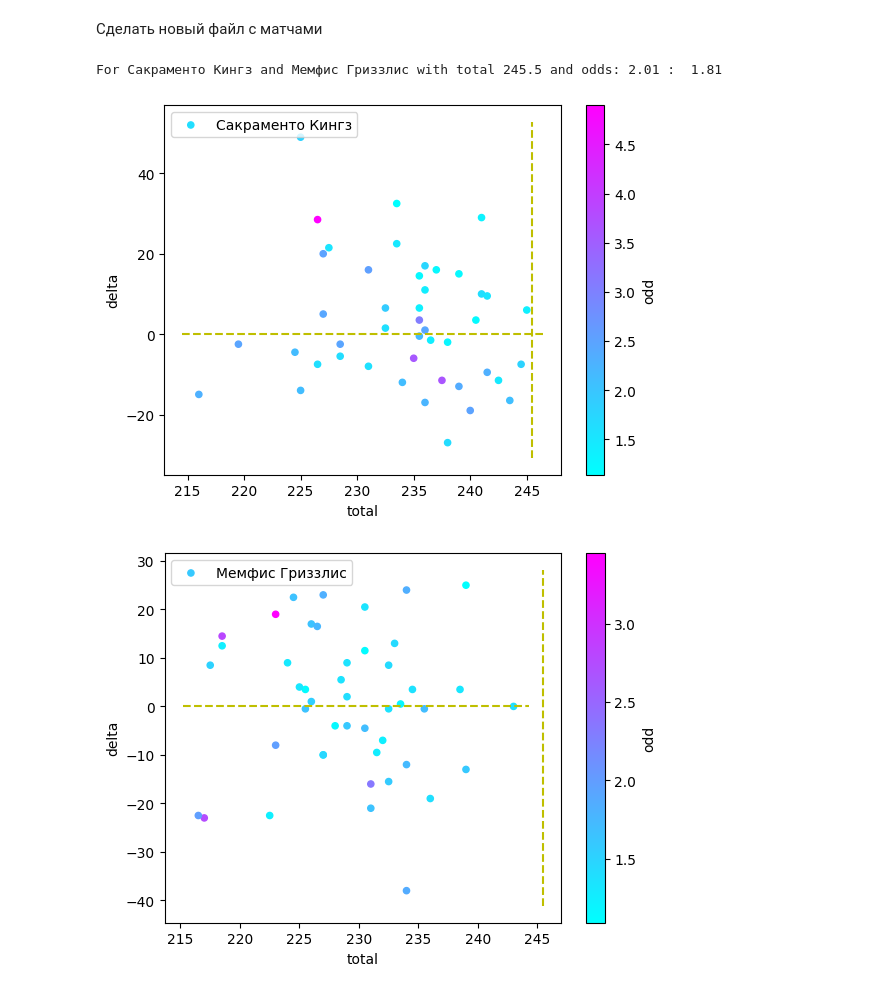
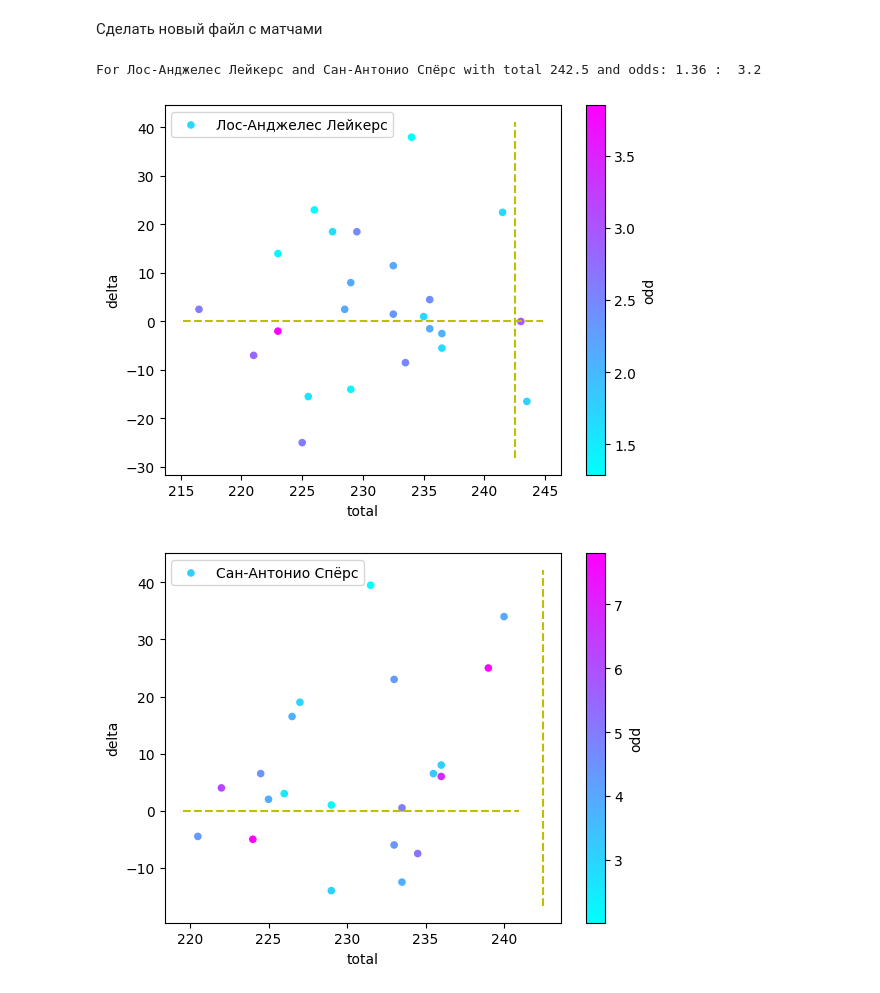
Before and after one commit to glahiator/basket_total, a Jupyter notebook: analyze.ipynb, the cells around one changed output. Cells and saved outputs as stored; diff of their text form; code cells hidden in the pictures.

```diff
--- a/analyze.ipynb
+++ b/analyze.ipynb
@@ -151,6 +151,16 @@ def get_team( team_name ) :
     away =  total[total["away"] == team_name][["odd_a", "total", "delta" ]]
     away = away.rename(columns={"odd_a": "odd", "match_score" : "match"})
     team = pd.concat([home,away]).reset_index(drop=True)
+    return team
+
+def get_team_place( team_name, place ) :
+    odd_name = "odd_h" if place == "home" else "odd_a"
+    home = total[total[place] == team_name][[odd_name, "total", "delta" ]]
+    home = home.rename(columns={odd_name: "odd", "match_score" : "match"})
+
+    # away =  total[total["away"] == team_name][["odd_a", "total", "delta" ]]
+    # away = away.rename(columns={"odd_a": "odd", "match_score" : "match"})
+    team = home.reset_index(drop=True)
     return team
 
 def get_fav( val ):
@@ -184,21 +194,44 @@ def complete_match(home, away, total):
     ax.plot([x_min,x_max],[0, 0], 'y', ls='--')
     ax1.plot([float(total), float(total), float(total)], [y_min1, 0, y_max1], 'y', ls='--')
     ax1.plot([x_min1,x_max1],[0, 0], 'y', ls='--')
+
+def complete_match_place(home, away, total):
+    team = get_team_place(home, "home")
+    team["fav"] = team["odd"].apply( lambda x : get_fav(x) )
+    team['id'] = "home"
+    team2 = get_team_place(away, "away")
+    team2["fav"] = team2["odd"].apply( lambda x : get_fav(x) )
+    team2['id'] = "away"
+    # data=pd.concat([team, team2])
+
+    ax = team.plot.scatter(x="total", y="delta", label=home,  c='odd', colormap='cool')
+    ax1 = team2.plot.scatter(x="total", y="delta", label=away, c='odd', colormap='cool')
+
+    x_min, x_max = ax.get_xlim()
+    y_min, y_max = ax.get_ylim()
+    x_min1, x_max1 = ax1.get_xlim()
+    y_min1, y_max1 = ax1.get_ylim()
+
+    ax.plot([float(total), float(total), float(total)], [y_min, 0, y_max], 'y', ls='--')
+    ax.plot([x_min,x_max],[0, 0], 'y', ls='--')
+    ax1.plot([float(total), float(total), float(total)], [y_min1, 0, y_max1], 'y', ls='--')
+    ax1.plot([x_min1,x_max1],[0, 0], 'y', ls='--')
 # %%
 import datetime, json
 import pandas as pd
 
 today = pd.read_json("storage/today.json" )
 del today["id"]
 del today["gandicap"]
 
-m = today.iloc[6]
+m = today.iloc[9]
 print( f"For {m['home']} and {m['away']} with total {m['total']} and odds: {m['odd_h']} :  {m['odd_a']}")
-complete_match( m['home'], m['away'], m['total'] )
+# complete_match( m['home'], m['away'], m['total'] )
+complete_match_place( m['home'], m['away'], m['total'] )
 # %% [output]
-For Сакраменто Кингз and Мемфис Гриззлис with total 245.5 and odds: 2.01 :  1.81
+For Лос-Анджелес Лейкерс and Сан-Антонио Спёрс with total 242.5 and odds: 1.36 :  3.2
-[figure, old version]
+[figure, new version]
-[figure, old version]
+[figure, new version]
 # %%
 # get_team_chrono_delta( m['home'], m['total'] )
 # get_team_chrono_delta_place(m['home'], m['total'], 'home' )
```
Also changed, not shown: parts of 3 cells of this notebook, 3 other files.
